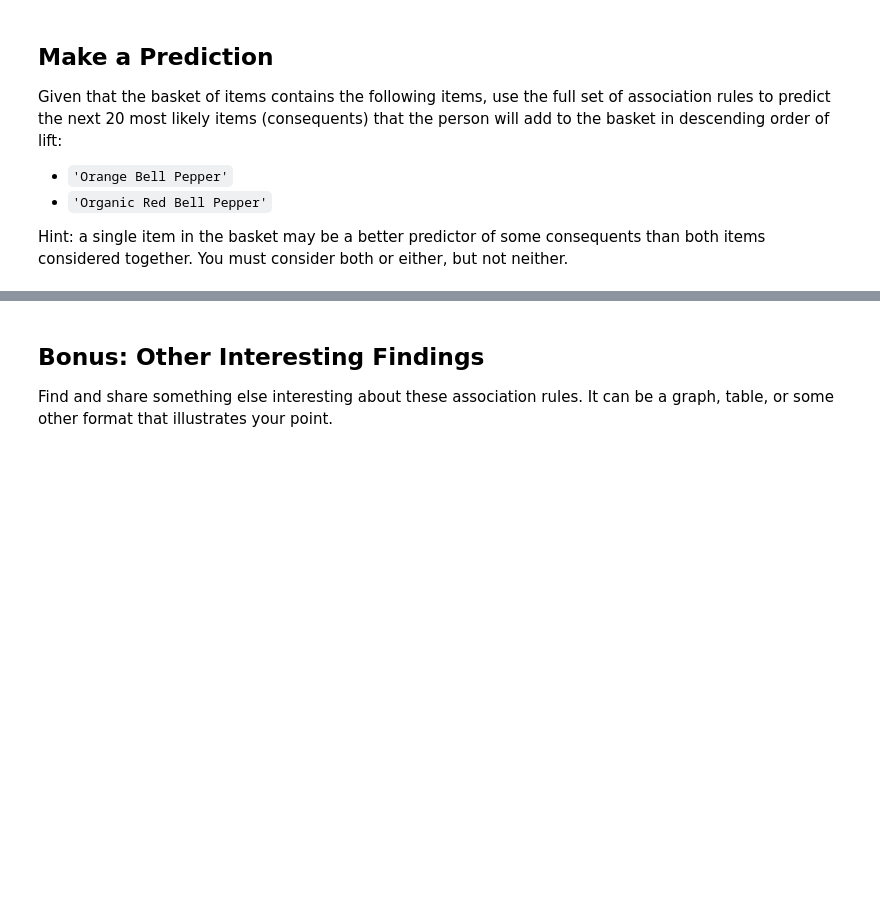
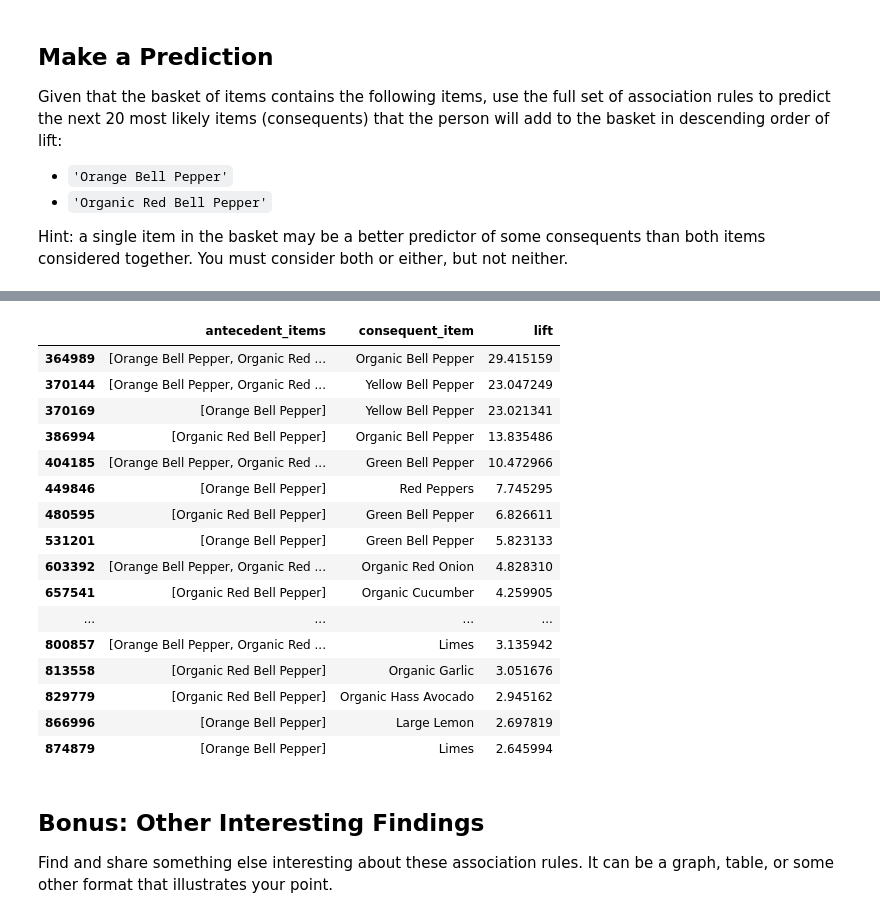
Before and after one commit to kyleryxn/2024-DS-Wed, a Jupyter notebook: Week-05-Unsupervised-Learning/Exercise-KS.ipynb, the cells around one changed output, grey strips where cells are left out. Cells and saved outputs as stored; diff of their text form; code cells hidden in the pictures; blank space fills up the shorter version.

```diff
--- a/Week-05-Unsupervised-Learning/Exercise-KS.ipynb
+++ b/Week-05-Unsupervised-Learning/Exercise-KS.ipynb
@@ -231,3 +203,35 @@ top_20_consequents.head(20)
+# %%
+# Define the basket of items
+basket = {'Orange Bell Pepper', 'Organic Red Bell Pepper'}
+
+# Step 1: Filter rules where either 'Orange Bell Pepper', 'Organic Red Bell Pepper', or both are in the antecedent
+filtered_rules = df_rules[
+    df_rules['antecedent_items'].apply(basket.issuperset)
+]
+
+# Step 2: Sort the filtered rules by lift in descending order
+top_20_consequents = filtered_rules.sort_values('lift', ascending=False).head(20)
+
+# Step 3: Display the top 20 consequents sorted by lift
+top_20_consequents[['antecedent_items', 'consequent_item', 'lift']].head(20)
+# %% [output]
+|  | antecedent_items | consequent_item | lift |
+| 364989 | [Orange Bell Pepper, Organic Red ... | Organic Bell Pepper | 29.415159 |
+| 370144 | [Orange Bell Pepper, Organic Red ... | Yellow Bell Pepper | 23.047249 |
+| 370169 | [Orange Bell Pepper] | Yellow Bell Pepper | 23.021341 |
+| 386994 | [Organic Red Bell Pepper] | Organic Bell Pepper | 13.835486 |
+| 404185 | [Orange Bell Pepper, Organic Red ... | Green Bell Pepper | 10.472966 |
+| 449846 | [Orange Bell Pepper] | Red Peppers | 7.745295 |
+| 480595 | [Organic Red Bell Pepper] | Green Bell Pepper | 6.826611 |
+| 531201 | [Orange Bell Pepper] | Green Bell Pepper | 5.823133 |
+| 603392 | [Orange Bell Pepper, Organic Red ... | Organic Red Onion | 4.828310 |
+| 657541 | [Organic Red Bell Pepper] | Organic Cucumber | 4.259905 |
+| ... | ... | ... | ... |
+| 800857 | [Orange Bell Pepper, Organic Red ... | Limes | 3.135942 |
+| 813558 | [Organic Red Bell Pepper] | Organic Garlic | 3.051676 |
+| 829779 | [Organic Red Bell Pepper] | Organic Hass Avocado | 2.945162 |
+| 866996 | [Orange Bell Pepper] | Large Lemon | 2.697819 |
+| 874879 | [Orange Bell Pepper] | Limes | 2.645994 |
 # %% [markdown]
 ## Bonus: Other Interesting Findings
 
```
Also changed, not shown: parts of 1 cell of this notebook.
